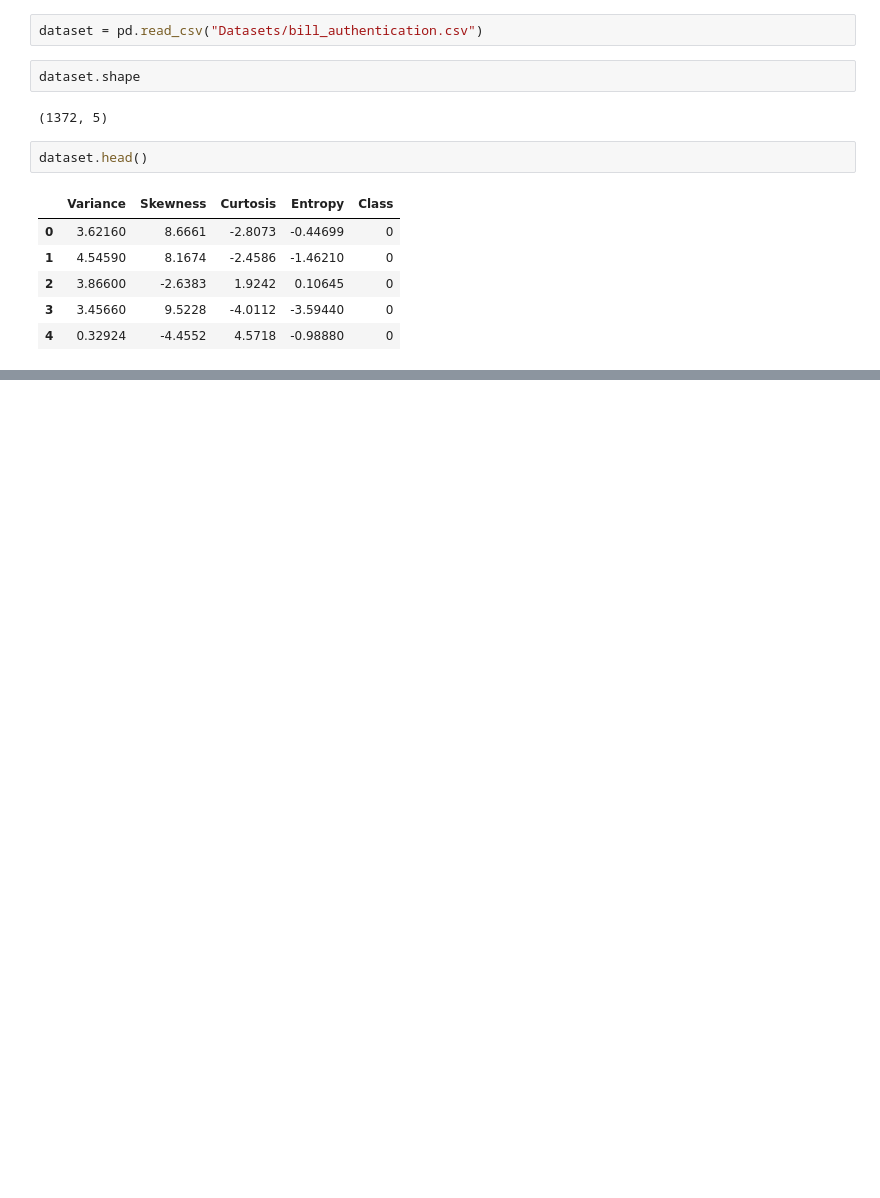
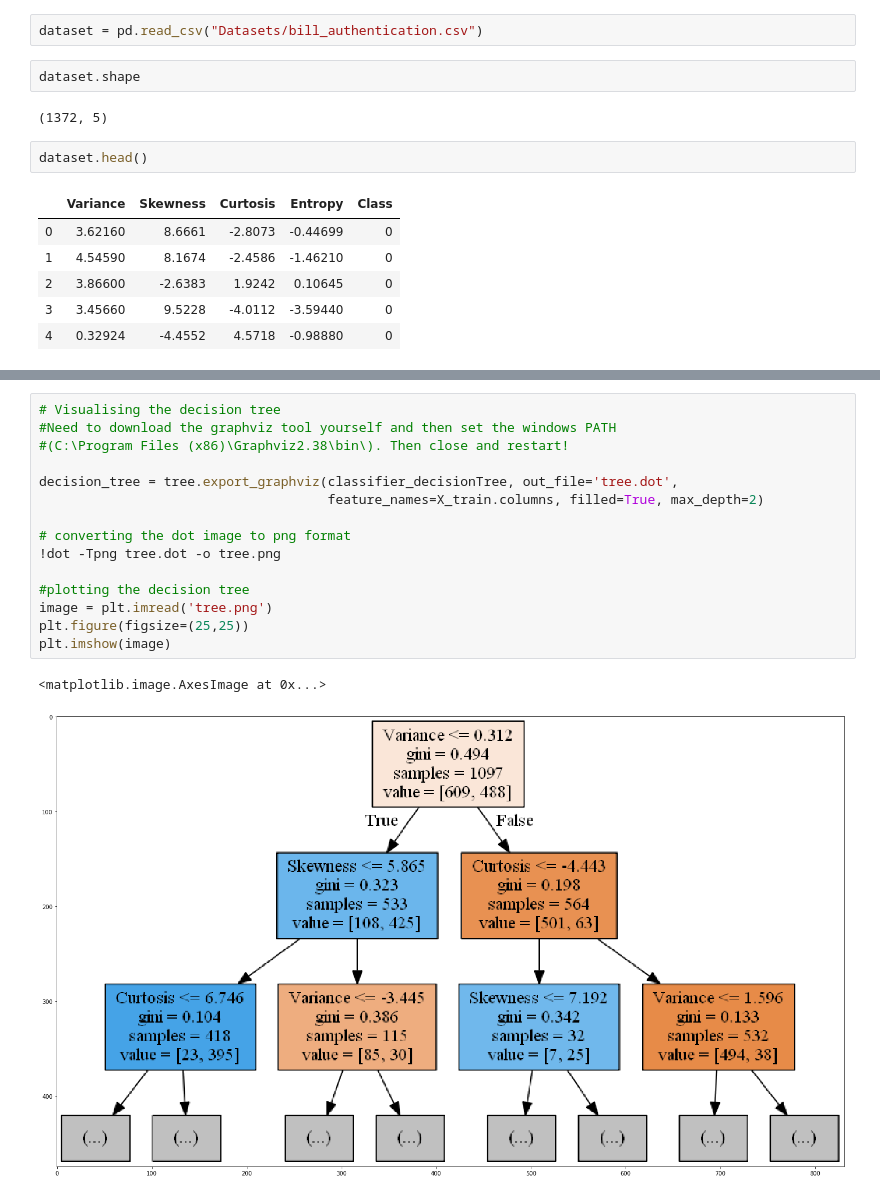
Before and after one commit to PragSharma2020/Python-ML-Various, a Jupyter notebook: Python-Traditional-ML-Algos/Decision Trees Classification - Scikit Learn.ipynb, the cells around one changed output, grey strips where cells are left out. Drawn from its saved outputs; the diff is of its cells as text; blank space fills up the shorter version.

```diff
--- a/Python-Traditional-ML-Algos/Decision Trees Classification - Scikit Learn.ipynb
+++ b/Python-Traditional-ML-Algos/Decision Trees Classification - Scikit Learn.ipynb
@@ -61 +67,19 @@ avg / total       0.99      0.99      0.99       275
+# %%
+# Visualising the decision tree
+#Need to download the graphviz tool yourself and then set the windows PATH
+#(C:\Program Files (x86)\Graphviz2.38\bin\). Then close and restart!
+
+decision_tree = tree.export_graphviz(classifier_decisionTree, out_file='tree.dot',
+                                     feature_names=X_train.columns, filled=True, max_depth=2)
+
+# converting the dot image to png format
+!dot -Tpng tree.dot -o tree.png
+
+#plotting the decision tree
+image = plt.imread('tree.png')
+plt.figure(figsize=(25,25))
+plt.imshow(image)
+# %% [output]
+<matplotlib.image.AxesImage at 0x...>
+[figure, added]
 # %%
```
Also changed, not shown: parts of 5 cells of this notebook, 2 other files.
